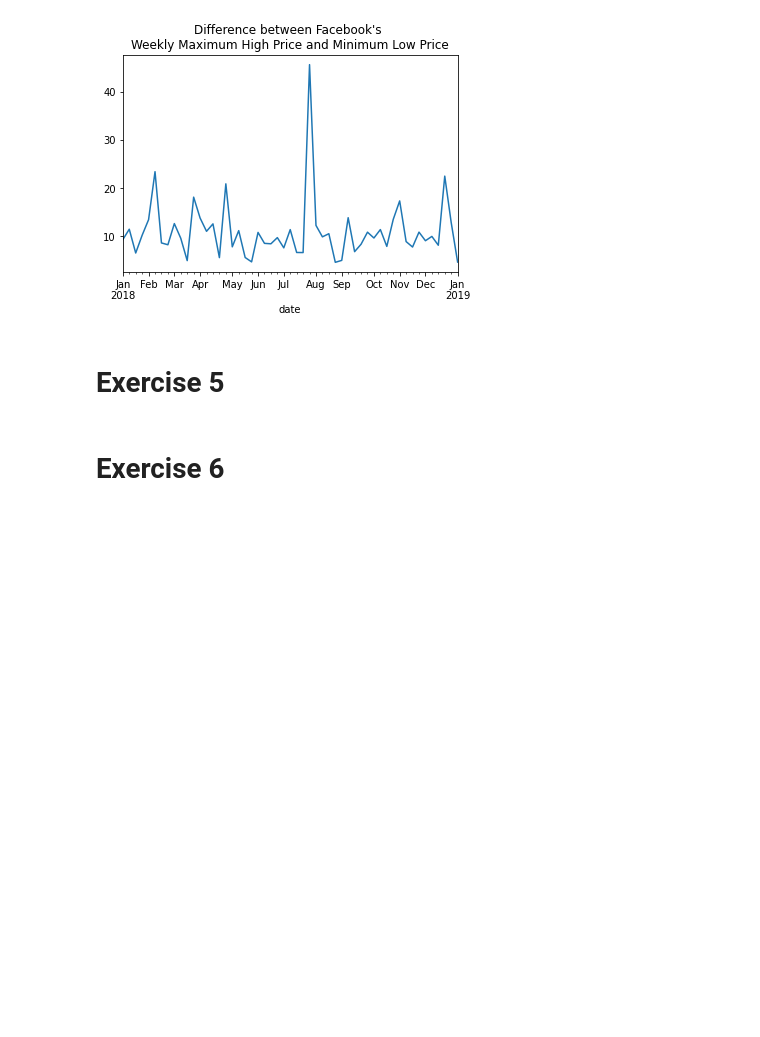
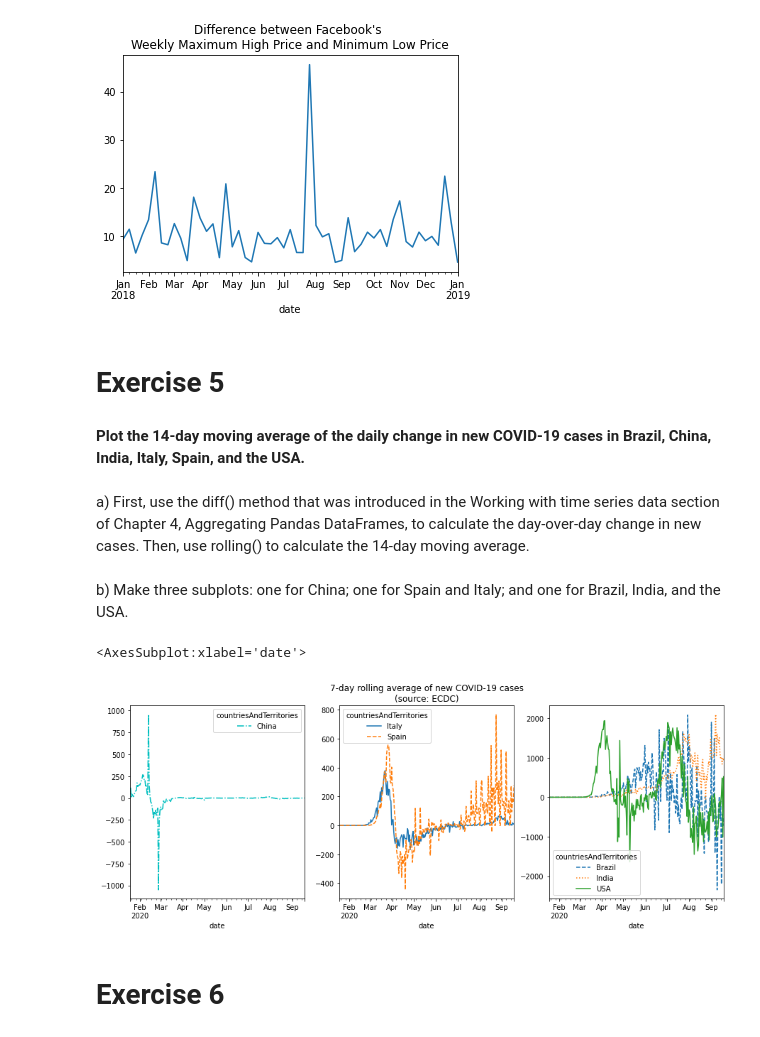
Before and after one commit to will-i-amv-books/Hands-On-Data-Analysis-with-Pandas-2nd-edition, a Jupyter notebook: ch_05/exercises.ipynb, the cells around one changed output. Drawn from its saved outputs; the diff is of its cells as text; code cells hidden in the pictures; blank space fills up the shorter version.

```diff
--- a/ch_05/exercises.ipynb
+++ b/ch_05/exercises.ipynb
@@ -115,6 +115,49 @@ weeklyDiff.plot(
 [figure]
 # %% [markdown]
 # Exercise 5
+# %% [markdown]
+**Plot the 14-day moving average of the daily change in new COVID-19 cases in Brazil, China, India, Italy, Spain, and the USA.**
+# %% [markdown]
+a) First, use the diff() method that was introduced in the Working with time series data section of Chapter 4, Aggregating Pandas DataFrames, to calculate the day-over-day change in new cases. Then, use rolling() to calculate the 14-day moving average.
+# %%
+dailyChangesRollingAverage = covid\
+    .pivot_table(
+        index=covid.index,
+        columns='countriesAndTerritories',
+        values='cases'
+    )\
+    .diff()\
+    .rolling('14D').mean()
+# %% [markdown]
+b) Make three subplots: one for China; one for Spain and Italy; and one for Brazil, India, and the USA.
+# %%
+fig, axes = plt.subplots(1, 3, figsize=(15, 5))
+
+dailyChangesRollingAverage\
+    .loc[:, ['China']]\
+    .plot(
+        ax=axes[0],
+        style='-.c'
+    )
+
+dailyChangesRollingAverage\
+    .loc[:, ['Italy', 'Spain']]\
+    .plot(
+        ax=axes[1],
+        style=['-', '--'],
+        title='7-day rolling average of new COVID-19 cases\n' + \
+            '(source: ECDC)'
+    )
+
+dailyChangesRollingAverage\
+    .loc[:, ['Brazil', 'India', 'USA']]\
+    .plot(
+        ax=axes[2],
+        style=['--', ':', '-']
+    )
+# %% [output]
+<AxesSubplot:xlabel='date'>
+[figure, added]
 # %% [markdown]
 # Exercise 6
 # %% [markdown]
```
